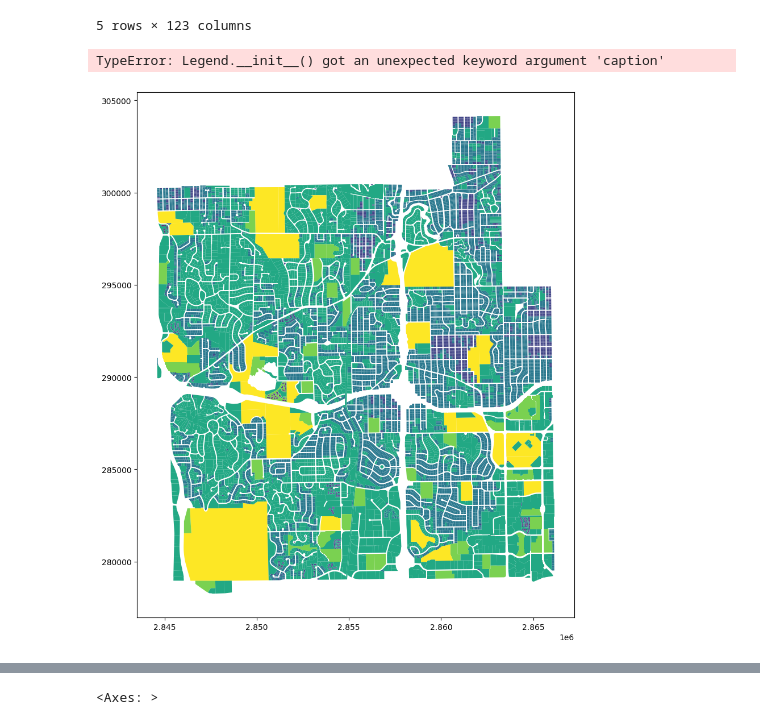
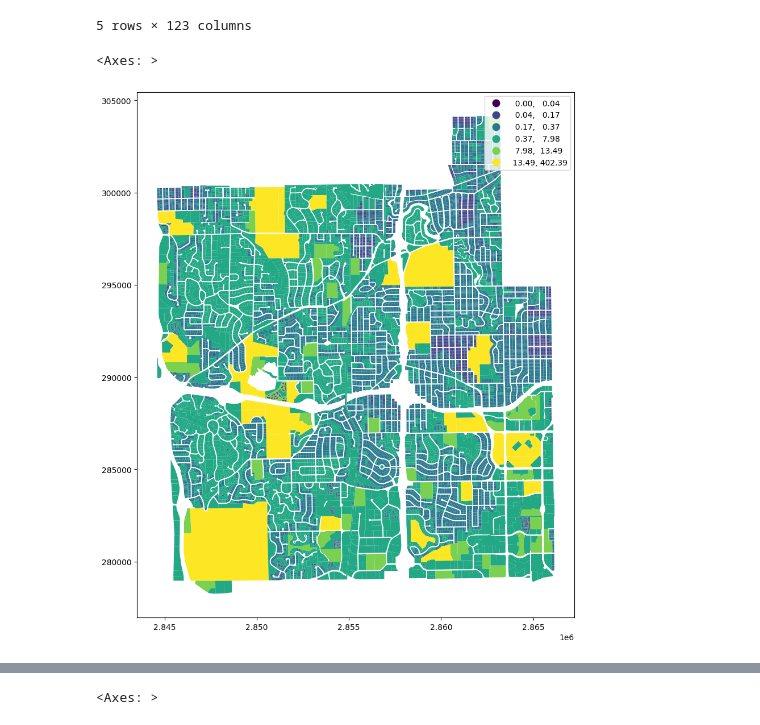
Before and after one commit to n0rb3rt/edina-gis, a Jupyter notebook: Edina_Parcels.ipynb, the cells around one changed output, grey strips where cells are left out. Cells and saved outputs as stored; diff of their text form; code cells hidden in the pictures.

```diff
--- a/Edina_Parcels.ipynb
+++ b/Edina_Parcels.ipynb
@@ -40,10 +40,10 @@ parcels.head()
 | 4 | 31268 | 0511621110055 | (55) | None | 501 | 880 | T | 6205 | None | ... |
 5 rows × 123 columns
 # %%
-parcels.plot(column="acres", scheme="percentiles", figsize=(12,12), legend=True, legend_kwds={"caption": "acres"})
+parcels.plot(column="acres", scheme="percentiles", figsize=(12,12), legend=True)
 # %% [output]
-TypeError: Legend.__init__() got an unexpected keyword argument 'caption'
+<Axes: >
-[figure, old version]
+[figure, new version]
 # %%
 parcels.explore(column="acres", scheme="percentiles", tiles="CartoDB positron", legend=True).save("docs/Edina_Parcels.html")
 # %%
```
